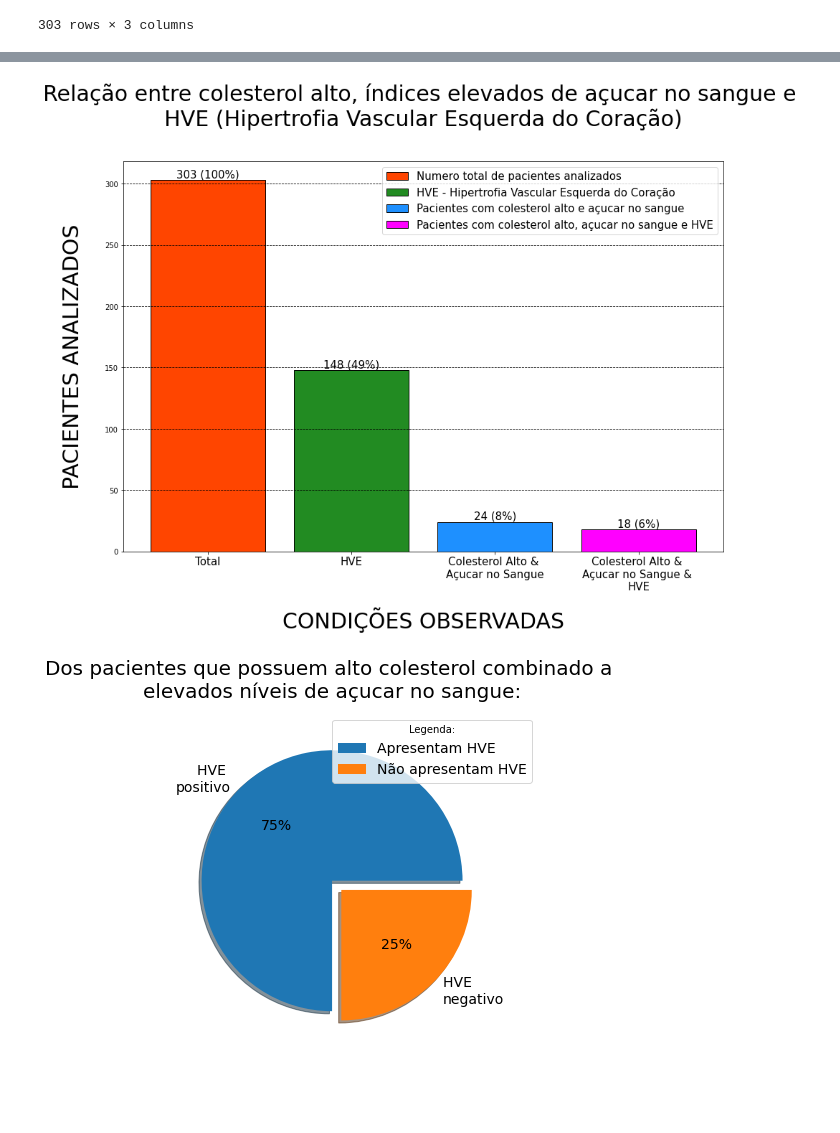
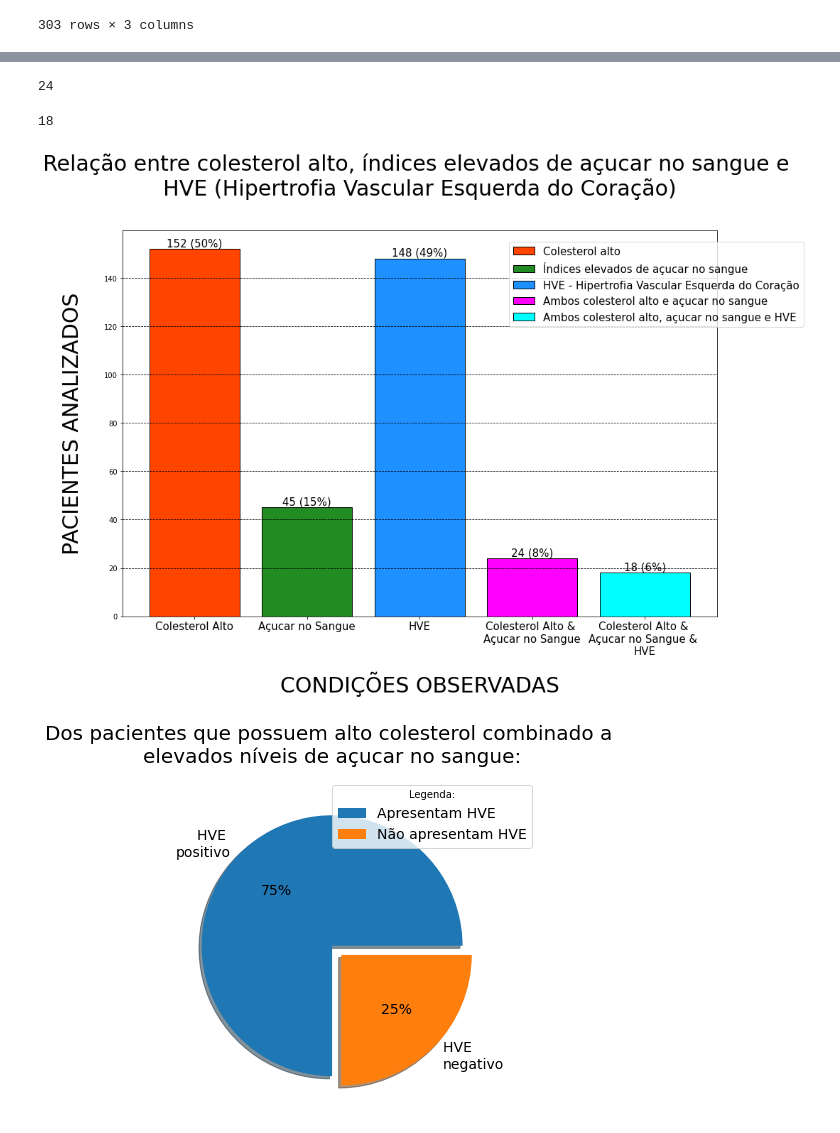
Before and after one commit to edu-Fender/medical-analysis, a Jupyter notebook: plot.ipynb, the cells around one changed output, grey strips where cells are left out. Saved outputs shown, nothing was run; the diff lists cells and outputs as text; code cells hidden in the pictures; blank space fills up the shorter version.

Commit message:
Added some changes to Pandas dataframe structure. Now its a little more clear. Some other overall graphics'changes.

```diff
--- a/plot.ipynb
+++ b/plot.ipynb
@@ -69,0 +37,7 @@ df
+# %%
+# Retorna quantidade com açucar no sangue
+fbs = len(df[
+    df["fbs"] == 1
+    ])
+
+fbs
@@ -91,65 +55,65 @@ df
+# %%
+# Retorna quantidade de pacientes com colesterol alto e açucar no sangue
+highchol_fbs = len(df[
+    (df['chol'] > 240.0) &
+    (df['fbs'] == 1)
+    ])
+
+highchol_fbs
+# %% [output]
+24
+# %%
+# Retorna quantidade de pacientes com colesterol alto, açucar no sangue e HVE
+highchol_fbs_leftvh = len(df[(df['chol'] > 240.0) & (df['fbs'] == 1) & (df['restecg'] == 2)])
+
+highchol_fbs_leftvh
+# %% [output]
+18
 # %%
 # Retorna quantidade total de pacientes
 total = len(df)
 
-# Retorna quantidade de pacientes com HVE (Hipertrofia Ventricular Esquerda)
-leftvh = len(df[
-    (df['restecg'] == 2)
-])
-
-# Retorna quantidade de pacientes com colesterol alto e açucar no sangue
-cholfbs = len(df[
-    (df['chol'] > 240.0) &
-    (df['fbs'] == 1)
-])
-
-# Retorna quantidade de pacientes com colesterol alto, açucar no sangue e HVE
-cholfbs_and_leftvh = len(df[(df['chol'] > 240.0) &
-                            (df['fbs'] == 1) &
-                            (df['restecg'] == 2)
-                        ])
-
-
 # Matplotlib plotting
-x = np.array(["Total", "HVE", "Colesterol Alto & \nAçucar no Sangue", "Colesterol Alto & \nAçucar no Sangue & \nHVE"])
-y = np.array([total, leftvh, cholfbs, cholfbs_and_leftvh])
+x = np.array(["Colesterol Alto", "Açucar no Sangue", "HVE", "Colesterol Alto & \nAçucar no Sangue", "Colesterol Alto & \nAçucar no Sangue & \nHVE"])
+y = np.array([highchol, fbs, leftvh, highchol_fbs, highchol_fbs_leftvh])
 
 rcParams['font.family'] = 'sans-serif'
 plt.figure(figsize=(15,10))
 
 ax = plt.subplot(111)
-ax.bar(x,y, color=['orangered', 'forestgreen', 'dodgerblue', 'magenta'], edgecolor="black")
+ax.bar(x,y, color=['orangered', 'forestgreen', 'dodgerblue', 'magenta', 'cyan'], edgecolor="black")
 
 for bar in ax.patches:
   # Using Matplotlib's annotate function and
   # passing the coordinates where the annotation shall be done
   # x-coordinate: bar.get_x() + bar.get_width() / 2
   # y-coordinate: bar.get_height()
   # free space to be left to make graph pleasing: (0, 8)
   # ha and va stand for the horizontal and vertical alignment
   bar_height = int(bar.get_height())
   ax.annotate(f"{bar_height} ({round(bar_height/total*100)}%)",
                   (bar.get_x() + bar.get_width() / 2, bar.get_height()),
                   ha='center', va='center',
                   size=15, xytext=(0, 8),
                   textcoords='offset points')
 
 ax.set_title("Relação entre colesterol alto, índices elevados de açucar no sangue e \nHVE (Hipertrofia Vascular Esquerda do Coração)", size=30, pad=50)
 ax.set_xlabel("CONDIÇÕES OBSERVADAS", size=30, labelpad=20)
 ax.set_ylabel("PACIENTES ANALIZADOS", size=30, labelpad=30)
 ax.grid(axis='y', color='black', linestyle ='--')
 
-patch1 = mpatches.Patch(color='orangered', label='Numero total de pacientes analizados', ec="black")
-patch2 = mpatches.Patch(color='forestgreen', label='HVE - Hipertrofia Vascular Esquerda do Coração', ec="black")
-patch3 = mpatches.Patch(color='dodgerblue', label='Pacientes com colesterol alto e açucar no sangue', ec="black")
-patch4 = mpatches.Patch(color='magenta', label='Pacientes com colesterol alto, açucar no sangue e HVE', ec="black")
-ax.legend(handles=[patch1, patch2, patch3, patch4], fontsize=15)
+patch0 = mpatches.Patch(color='orangered', label='Colesterol alto', ec="black")
+patch1 = mpatches.Patch(color='forestgreen', label='Índices elevados de açucar no sangue', ec="black")
+patch2 = mpatches.Patch(color='dodgerblue', label='HVE - Hipertrofia Vascular Esquerda do Coração', ec="black")
+patch3 = mpatches.Patch(color='magenta', label='Ambos colesterol alto e açucar no sangue', ec="black")
+patch4 = mpatches.Patch(color='cyan', label='Ambos colesterol alto, açucar no sangue e HVE', ec="black")
+ax.legend(handles=[patch0, patch1, patch2, patch3, patch4], fontsize=15, loc=[0.65,0.75])
 
 plt.xticks(size=15, ha="center", rotation_mode="anchor")
 
 plt.show()
 # %% [output]
-[figure, old version]
+[figure, new version]
 # %%
 #labels = ["Colesterol Alto + Açucar no Sangue", "Colesterol Alto + Açucar no Sangue + \nHipertrofia Ventricular Esquerda"]
 
```
Also changed, not shown: parts of 6 cells of this notebook.
